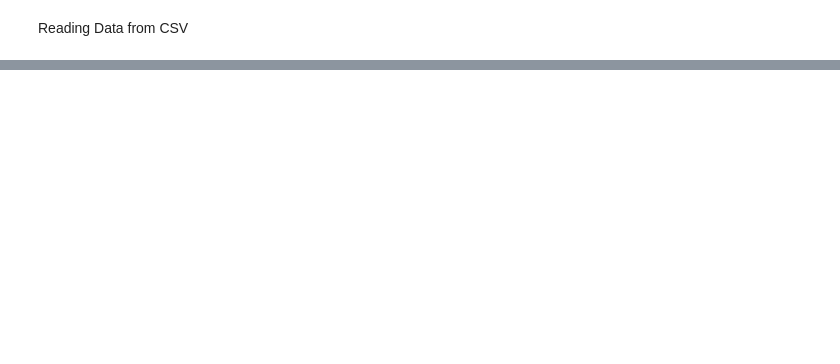
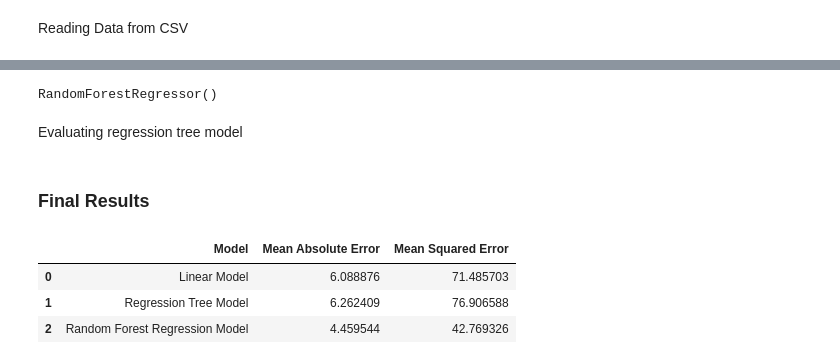
Before and after one commit to DSC-JSS-NOIDA/DataDen, a Jupyter notebook: Model/house_pred.ipynb, the cells around one changed output, grey strips where cells are left out. Cells and saved outputs as stored; diff of their text form; code cells hidden in the pictures; blank space fills up the shorter version.

Commit message:
Completed Linear Model, Regression Tree Model, Random Forest Regression Model as well as created requirements.txt file

```diff
--- a/Model/house_pred.ipynb
+++ b/Model/house_pred.ipynb
@@ -22,0 +90,23 @@ df
+# %%
+randomForestRegressor = RandomForestRegressor()
+randomForestRegressor.fit(X_train,y_train)
+# %% [output]
+RandomForestRegressor()
+# %%
+y_pred_randomForestRegressor = randomForestRegressor.predict(X_test)
+# %% [markdown]
+Evaluating regression tree model
+# %%
+randomForestRegressor_MAE = mean_absolute_error(y_test,y_pred_randomForestRegressor)
+randomForestRegressor_MSE = mean_squared_error(y_test,y_pred_randomForestRegressor)
+# %%
+result.loc[len(result)] = ["Random Forest Regression Model",randomForestRegressor_MAE,randomForestRegressor_MSE]
+# %% [markdown]
+### Final Results
+# %%
+result
+# %% [output]
+|  | Model | Mean Absolute Error | Mean Squared Error |
+| 0 | Linear Model | 6.088876 | 71.485703 |
+| 1 | Regression Tree Model | 6.262409 | 76.906588 |
+| 2 | Random Forest Regression Model | 4.459544 | 42.769326 |
```
Also changed, not shown: parts of 26 cells of this notebook, 1 other file.
